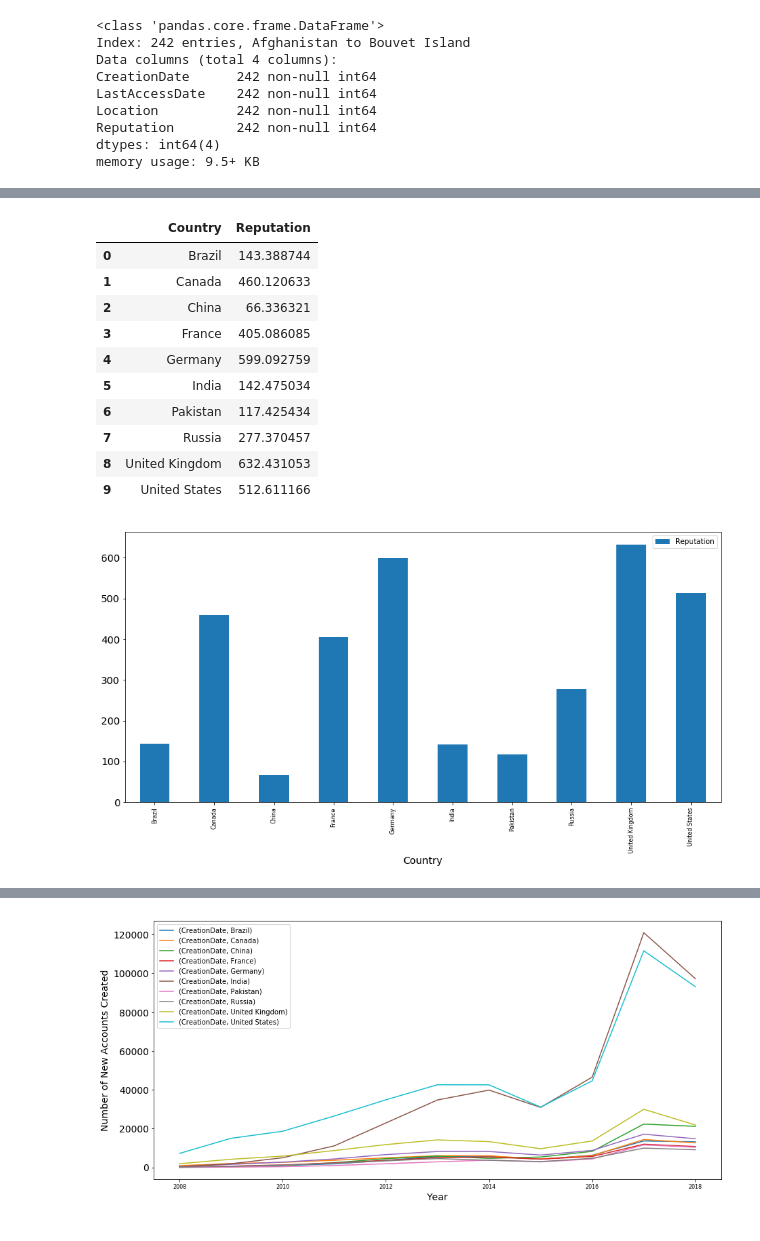
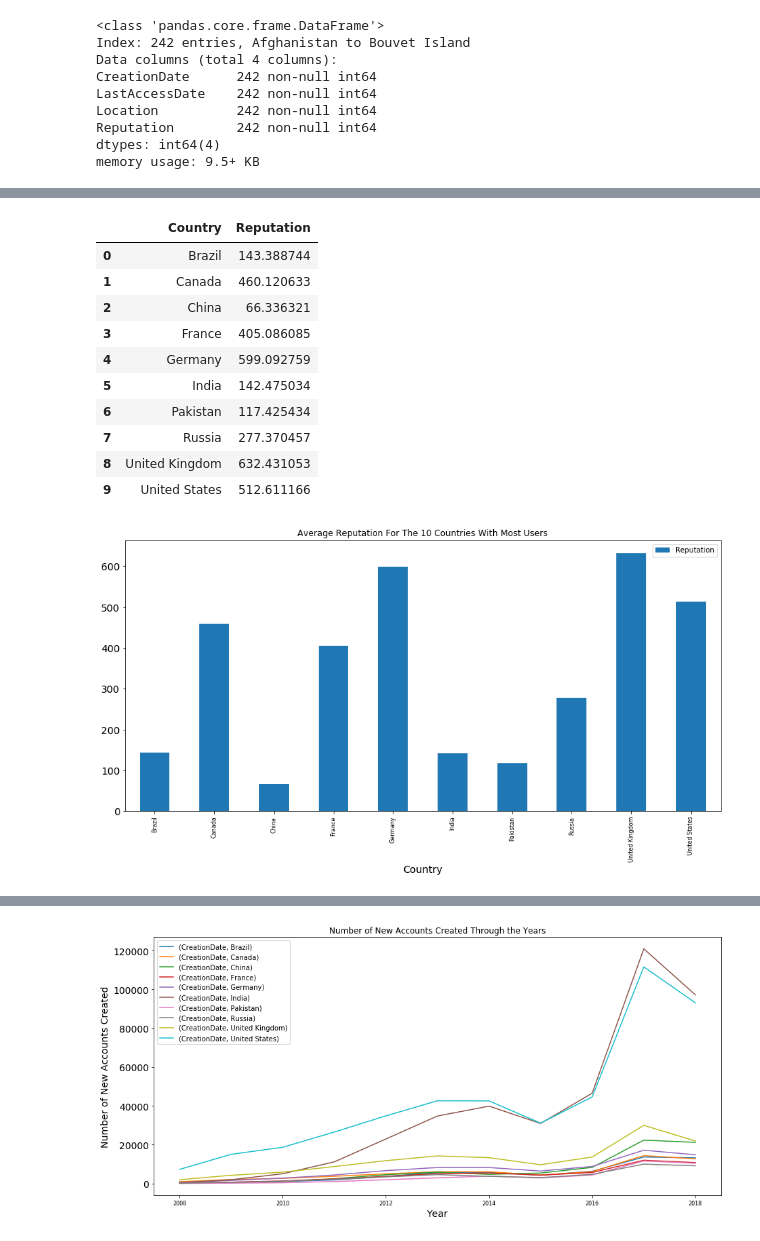
Before and after one commit to schmitzlucien/bigdata-stackoverflow, a Jupyter notebook: Project_dask_plot_location.ipynb, the cells around one changed output, grey strips where cells are left out. Cells and saved outputs as stored; diff of their text form; code cells hidden in the pictures.

```diff
--- a/Project_dask_plot_location.ipynb
+++ b/Project_dask_plot_location.ipynb
@@ -108,8 +108,9 @@ plt.rcParams["axes.labelsize"] = 14
 plt.rcParams["xtick.labelsize"] =8
 plt.rcParams["ytick.labelsize"] = 14
 plt.rcParams["figure.figsize"] = [15, 7]
+plt.rcParams['figure.titlesize'] = 18
 d1 = df_group.sort_values('Location', ascending=False).nlargest(10, 'Location')
-d1.plot.bar()
+d1.plot.bar(title = 'Top 10: Countries With The Most Stack Overlow Registered Users')
 d1
 # %% [output]
 |  | Location |
@@ -132,7 +133,7 @@ df_HUC = df_HUC.compute()
 #average reputation for the 10 countries with most users
 plt.rcParams["figure.figsize"] = [15, 7]
 df_HUCRepMean = df_HUC.groupby('Country')['Reputation'].mean().reset_index()
-df_HUCRepMean.plot.bar(x='Country')
+df_HUCRepMean.plot.bar(x='Country', title= 'Average Reputation For The 10 Countries With Most Users')
 df_HUCRepMean
 # %% [output]
 |  | Country | Reputation |
@@ -146,7 +147,7 @@ df_HUCRepMean
 | 7 | Russia | 277.370457 |
 | 8 | United Kingdom | 632.431053 |
 | 9 | United States | 512.611166 |
-[figure, old version]
+[figure, new version]
 # %%
 #number of new accounts created per year per country
 
@@ -171,10 +172,10 @@ new
 | 2018 | 13161 | 12629 | 21150 | 10739 | 14757 | 97211 | 10374 | 9078 | 21854 | ... |
 # %%
 #line plot
-new.plot.line().set(xlabel = 'Year', ylabel = 'Number of New Accounts Created')
-plt.legend(title=False)
+new.plot.line().set(xlabel = 'Year', ylabel = 'Number of New Accounts Created', title='Number of New Accounts Created Through the Years')
+plt.legend(title=False, fontsize='10')
 plt.show()
 # %% [output]
-[figure, old version]
+[figure, new version]
 # %%
 #bar plot
```
Also changed, not shown: parts of 6 cells of this notebook, 1 other file.
